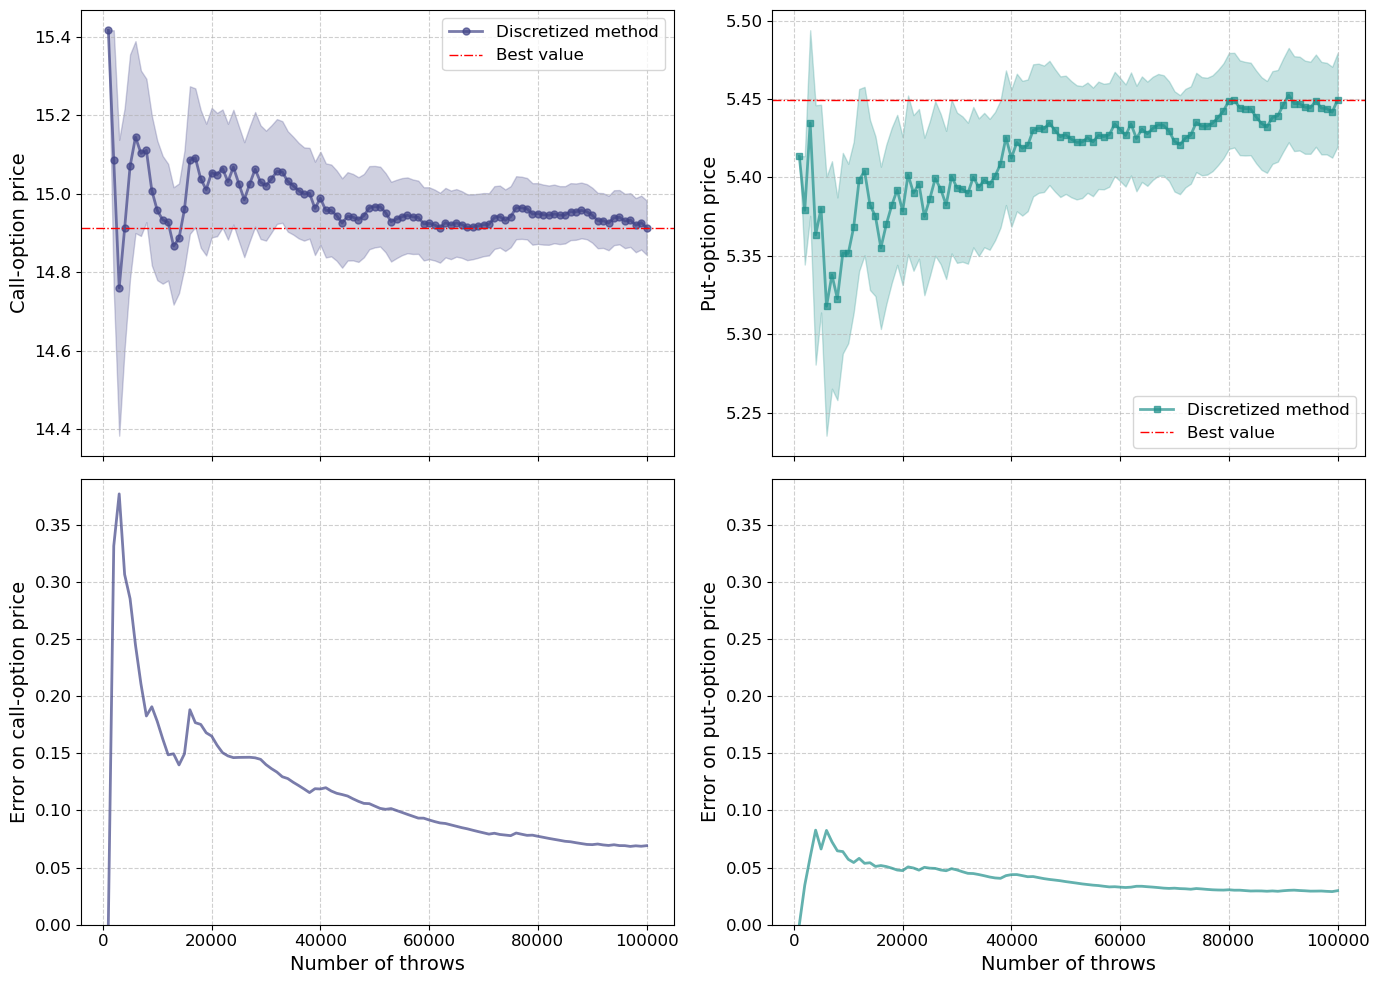
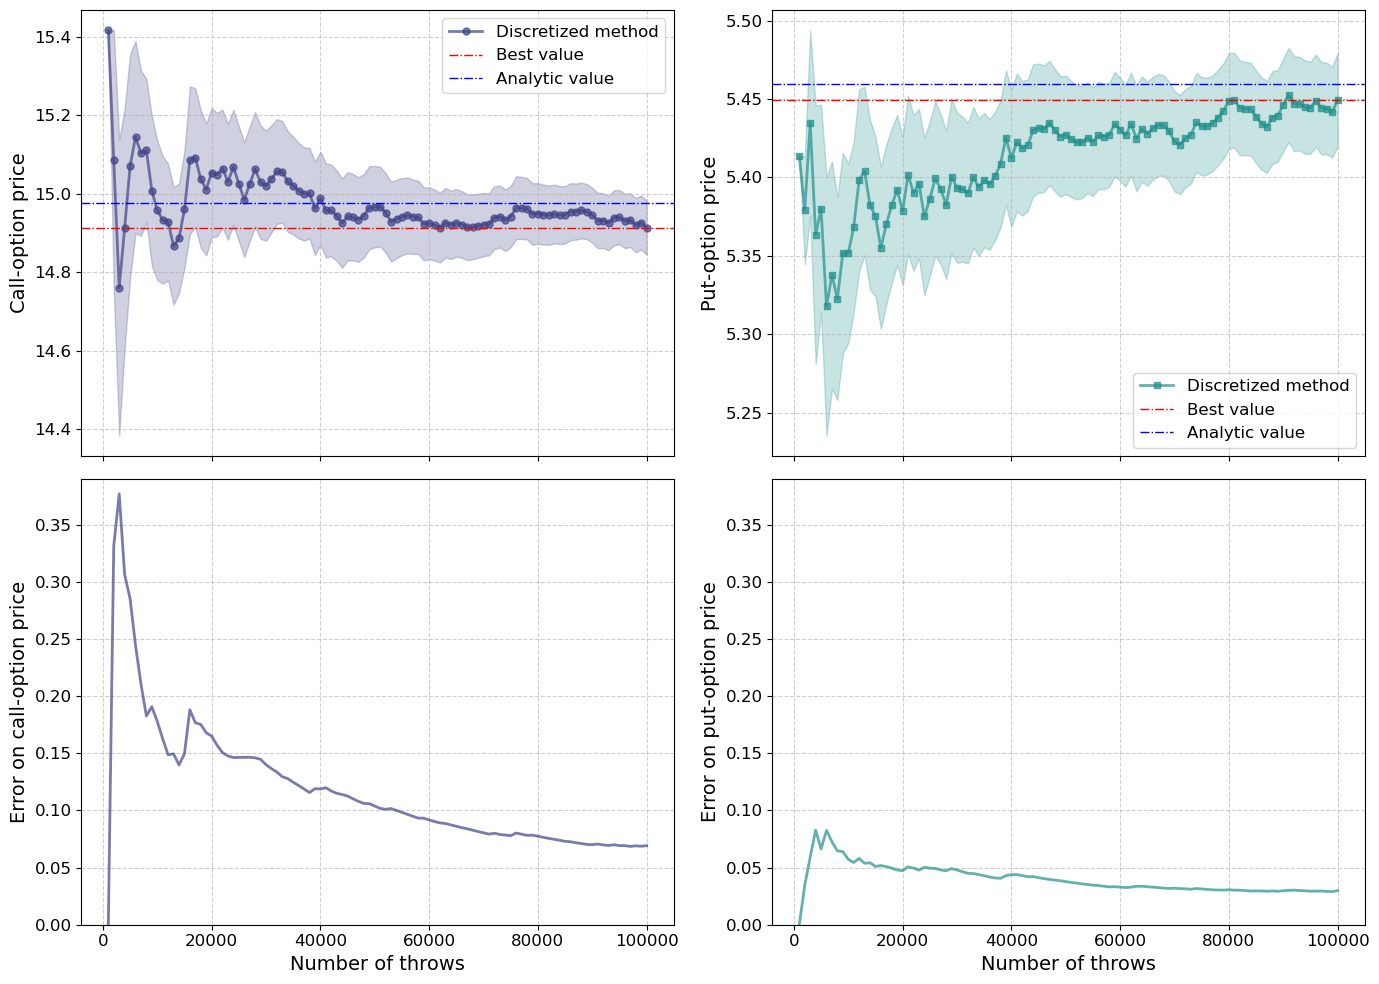
Unified diff of the notebook cell whose output changed from the first chart to the second:
--- before
+++ after
@@ -19,4 +19,5 @@
 axes[0, 0].set_ylabel('Call-option price')
 axes[0, 0].axhline(y=y1[99], color=ref_color, linestyle='-.', linewidth=1, label='Best value')
+axes[0, 0].axhline(y=call, color='b', linestyle='-.', linewidth=1, label='Analytic value')
 axes[0, 0].legend()
 axes[0, 0].grid(True, linestyle='--', alpha=0.6)
@@ -28,4 +29,5 @@
 axes[0, 1].set_ylabel('Put-option price')
 axes[0, 1].axhline(y=y2[99], color=ref_color, linestyle='-.', linewidth=1, label='Best value')
+axes[0, 1].axhline(y=put, color='b', linestyle='-.', linewidth=1, label='Analytic value')
 axes[0, 1].legend()
 axes[0, 1].grid(True, linestyle='--', alpha=0.6)

Commit: Add files via upload